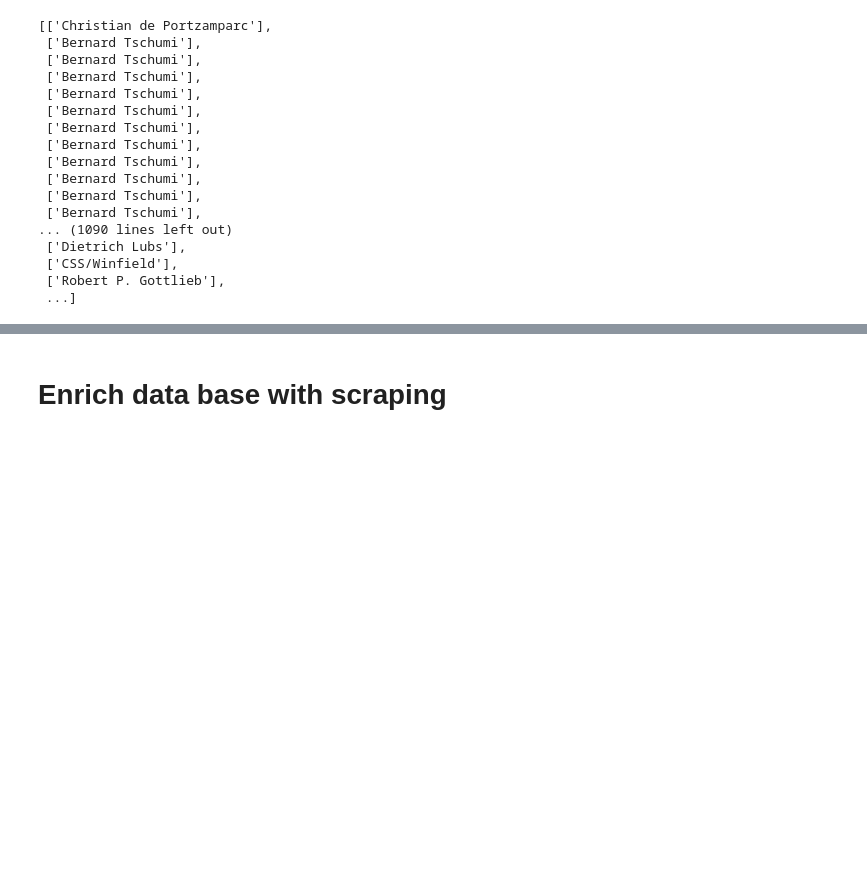
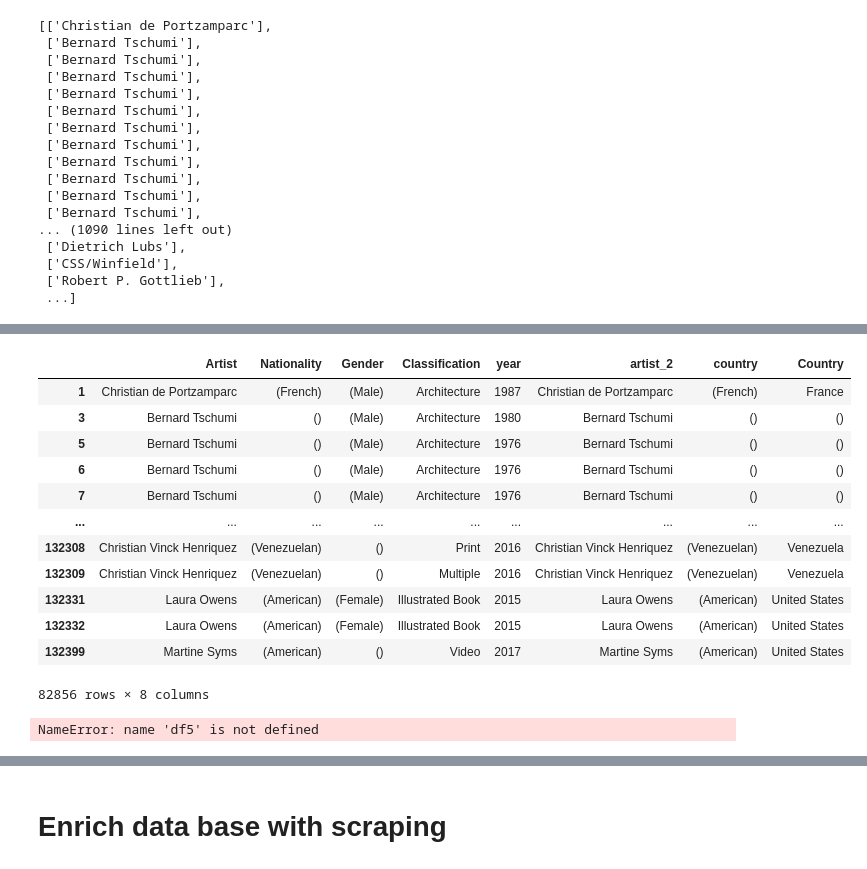
Before and after one commit to jesuschao/ETL-MOMA-Artists, a Jupyter notebook: your-code/Solution.ipynb, the cells around one changed output, grey strips where cells are left out. Cells and saved outputs as stored; diff of their text form; code cells hidden in the pictures; blank space fills up the shorter version.

```diff
--- a/your-code/Solution.ipynb
+++ b/your-code/Solution.ipynb
@@ -231,3 +237,5 @@ count
  ['()'],
  ['(American)'],
  ...]
+# %%
+df4 = df2.explode('artist_2').explode('country')
@@ -233,0 +309,16 @@ count
+# %%
+df4
+# %% [output]
+|  | Artist | Nationality | Gender | Classification | year | artist_2 | country | Country |
+| 1 | Christian de Portzamparc | (French) | (Male) | Architecture | 1987 | Christian de Portzamparc | (French) | France |
+| 3 | Bernard Tschumi | () | (Male) | Architecture | 1980 | Bernard Tschumi | () | () |
+| 5 | Bernard Tschumi | () | (Male) | Architecture | 1976 | Bernard Tschumi | () | () |
+| 6 | Bernard Tschumi | () | (Male) | Architecture | 1976 | Bernard Tschumi | () | () |
+| 7 | Bernard Tschumi | () | (Male) | Architecture | 1976 | Bernard Tschumi | () | () |
+| ... | ... | ... | ... | ... | ... | ... | ... | ... |
+| 132308 | Christian Vinck Henriquez | (Venezuelan) | () | Print | 2016 | Christian Vinck Henriquez | (Venezuelan) | Venezuela |
+| 132309 | Christian Vinck Henriquez | (Venezuelan) | () | Multiple | 2016 | Christian Vinck Henriquez | (Venezuelan) | Venezuela |
+| 132331 | Laura Owens | (American) | (Female) | Illustrated Book | 2015 | Laura Owens | (American) | United States |
+| 132332 | Laura Owens | (American) | (Female) | Illustrated Book | 2015 | Laura Owens | (American) | United States |
+| 132399 | Martine Syms | (American) | () | Video | 2017 | Martine Syms | (American) | United States |
+82856 rows × 8 columns
@@ -233,0 +327,4 @@ count
+# %%
+df5.head()
+# %% [output]
+NameError: name 'df5' is not defined
```
Also changed, not shown: parts of 36 cells of this notebook.
